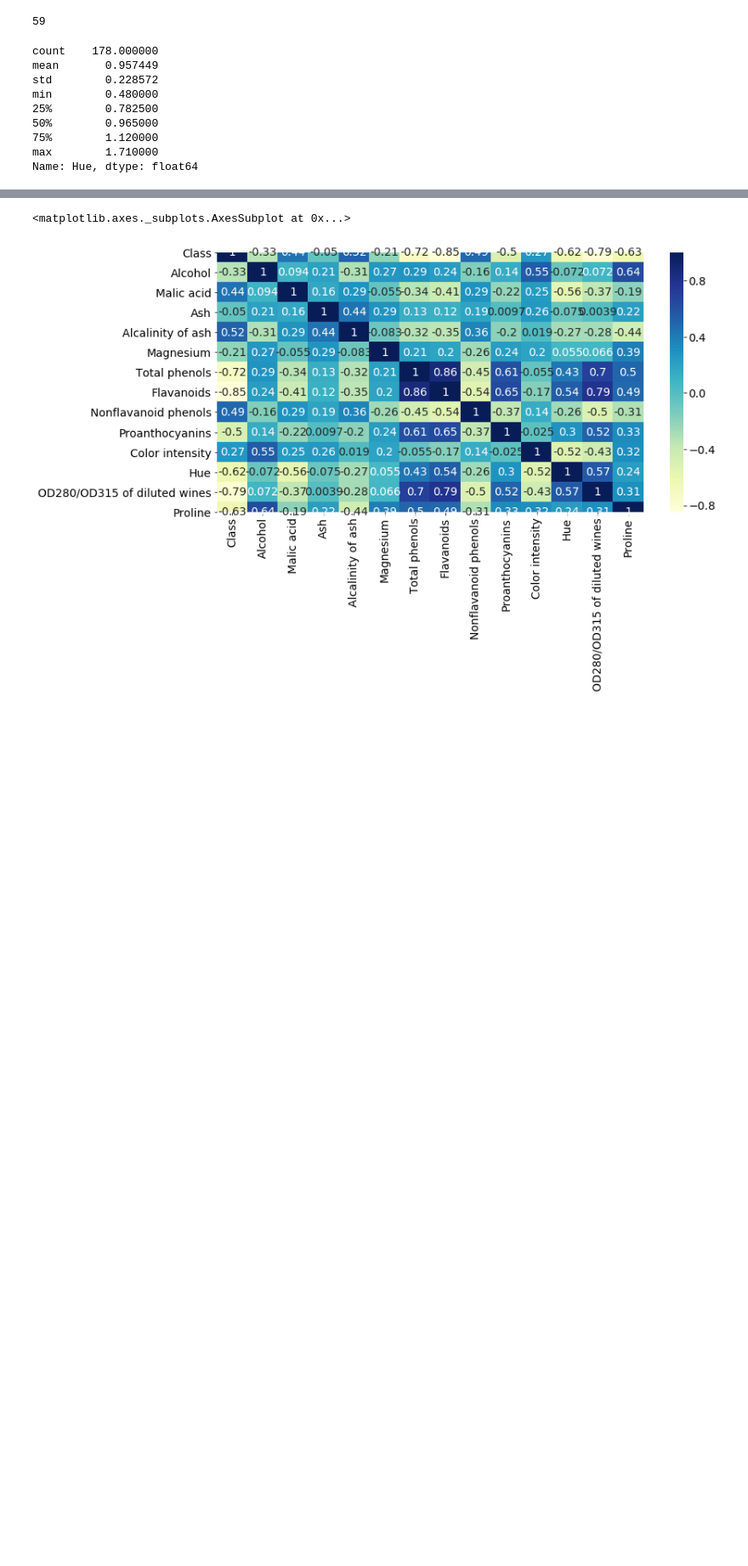
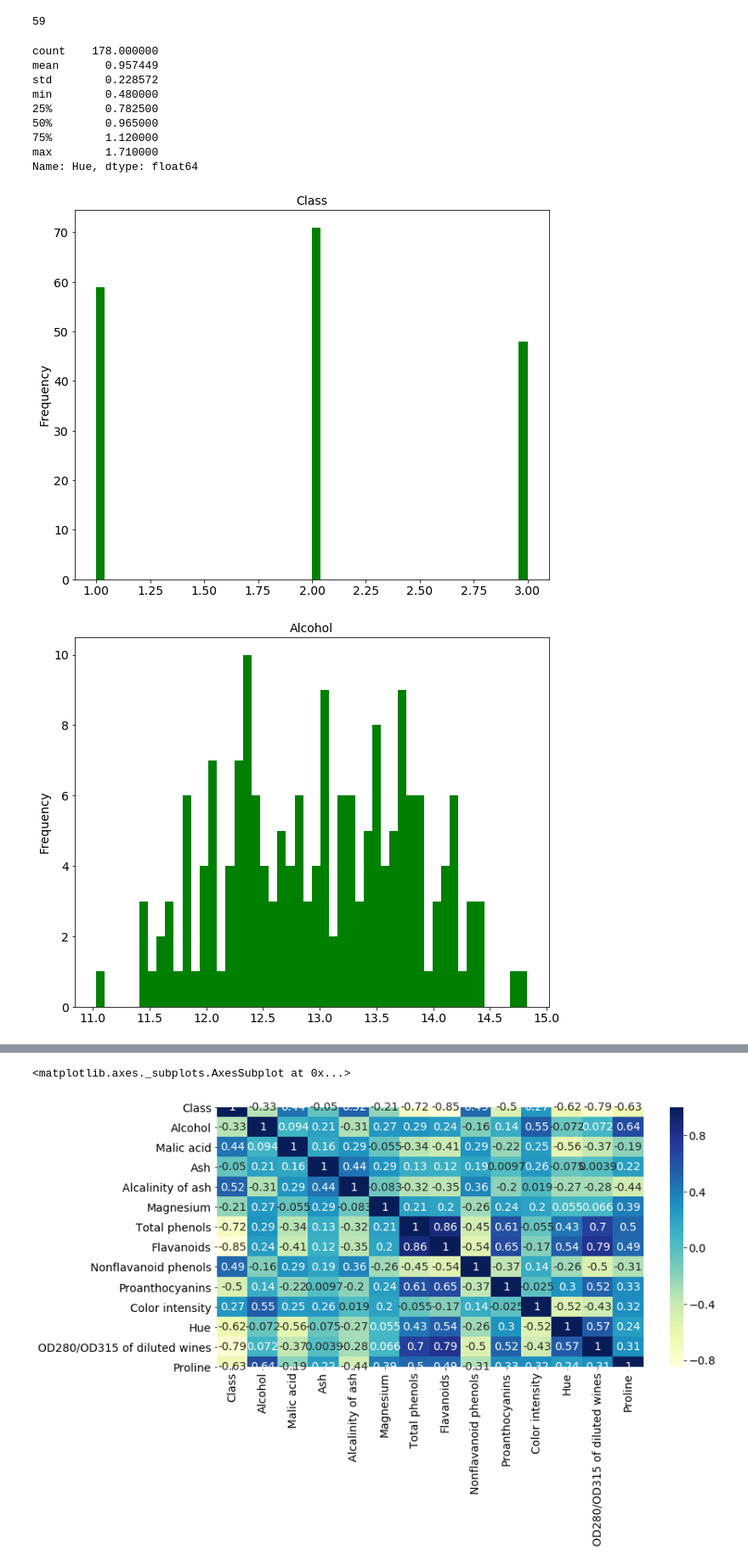
Before and after one commit to Hoda-MA/My-Projects, a Jupyter notebook: Wine/Wine Chemistry-Classification.ipynb, the cells around one changed output, grey strips where cells are left out. Shown at 85% size. Cells and saved outputs as stored; diff of their text form; code cells hidden in the pictures; blank space fills up the shorter version.

Commit message:
-update: molecule depiction and histogram of all columns added

```diff
--- a/Wine/Wine Chemistry-Classification.ipynb
+++ b/Wine/Wine Chemistry-Classification.ipynb
@@ -120,3 +147,12 @@ min        0.480000
 75%        1.120000
 max        1.710000
 Name: Hue, dtype: float64
+# %%
+histo=list(wine.columns)
+for i in range(len(histo)):
+    fig=wine.iloc[:,i].plot('hist', color='green', bins=50, figsize=(10,8))
+    plt.title(wine.columns[i])
+    plt.show()
+# %% [output]
+[figure, added]
+[figure, added]
```
Also changed, not shown: parts of 8 cells of this notebook.
